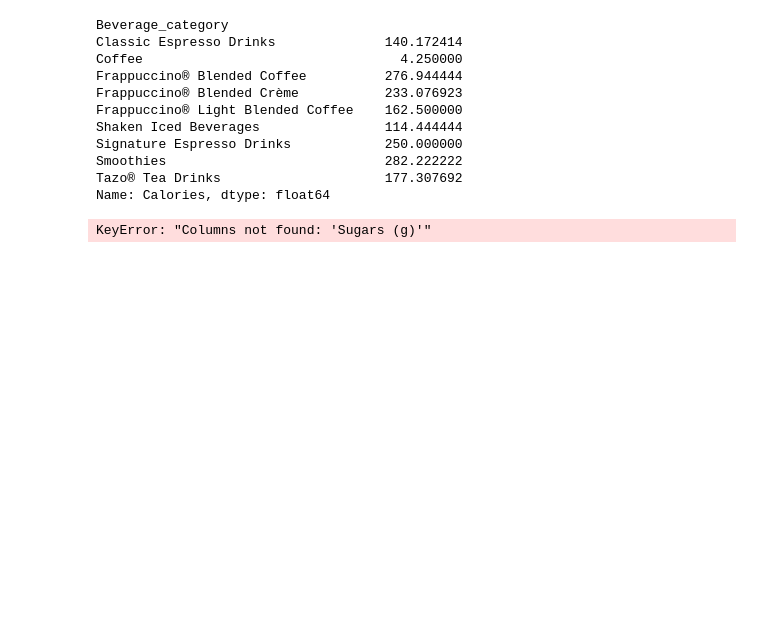
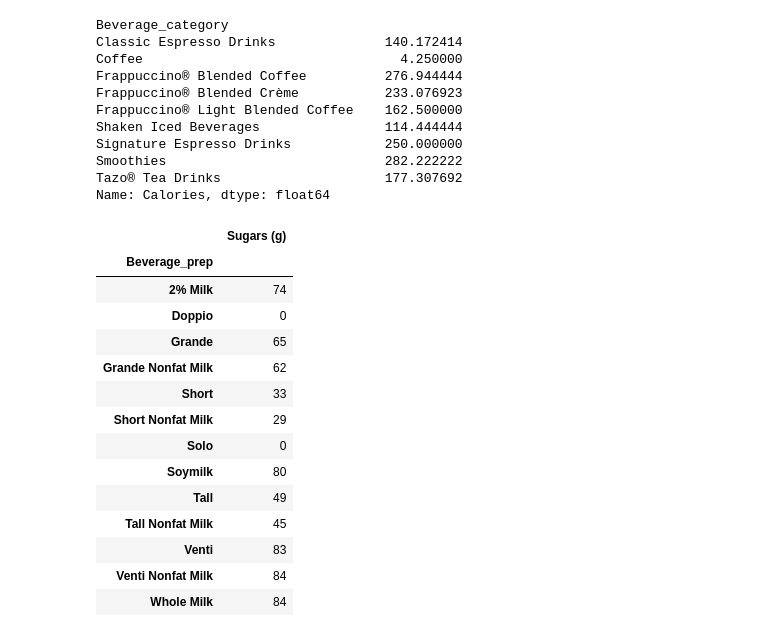
Before and after one commit to huiz97m/mdst_workshops, a Jupyter notebook: mdst_workshops/Workshop2/Numpy and Pandas.ipynb, the cells around one changed output. Drawn from its saved outputs; the diff is of its cells as text; code cells hidden in the pictures; blank space fills up the shorter version.

```diff
--- a/mdst_workshops/Workshop2/Numpy and Pandas.ipynb
+++ b/mdst_workshops/Workshop2/Numpy and Pandas.ipynb
@@ -536,10 +544,25 @@ Tazo® Tea Drinks                     177.307692
 Name: Calories, dtype: float64
 # %%
 # what beverage preparation includes the most sugar?
-bev_cat[["Sugars (g)"]].agg({"Sugars (g)" : "max"})
+bev_sort = df.groupby("Beverage_prep")
+bev_sort[["Sugars (g)"]].agg("max")
 #bev_cat.head()
 # %% [output]
-KeyError: "Columns not found: 'Sugars (g)'"
+|  | Sugars (g) |
+| Beverage_prep |  |
+| 2% Milk | 74 |
+| Doppio | 0 |
+| Grande | 65 |
+| Grande Nonfat Milk | 62 |
+| Short | 33 |
+| Short Nonfat Milk | 29 |
+| Solo | 0 |
+| Soymilk | 80 |
+| Tall | 49 |
+| Tall Nonfat Milk | 45 |
+| Venti | 83 |
+| Venti Nonfat Milk | 84 |
+| Whole Milk | 84 |
 # %%
 # what is the average % daily value calcium content for each beverage?
 # HINT: make sure your columns have the datatypes you want
```
Also changed, not shown: parts of 11 cells of this notebook.
